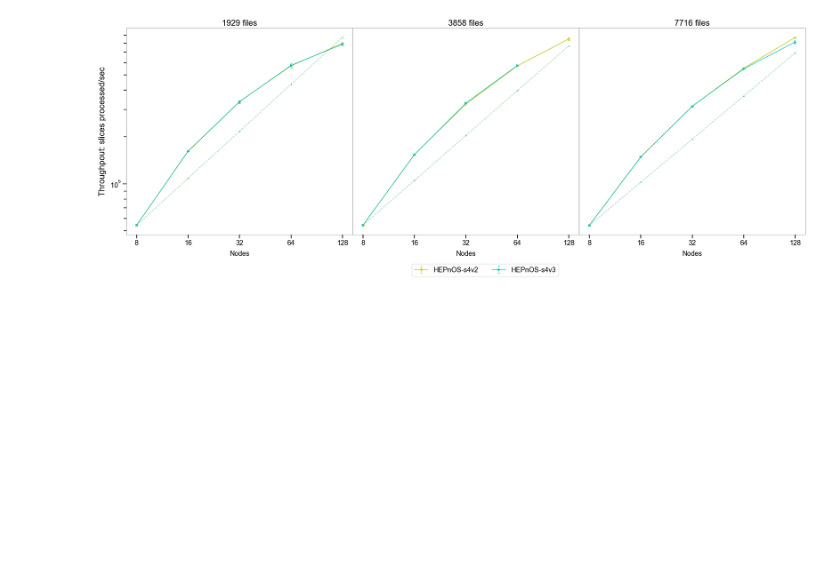
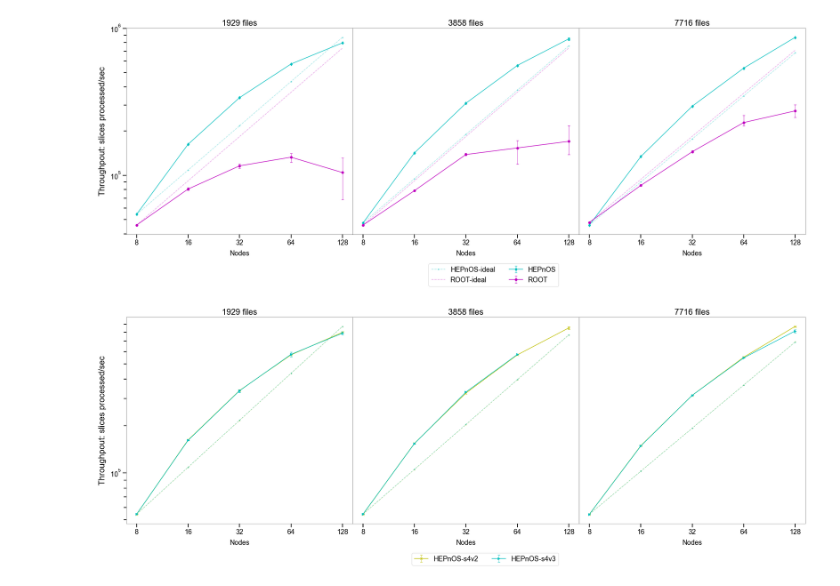
Before and after one commit to HEPonHPC/hepnos_eventselection, a Jupyter notebook: scaling/slice_throughput.ipynb, the cells around one changed output. Saved outputs shown, nothing was run; the diff lists cells and outputs as text; code cells hidden in the pictures; blank space fills up the shorter version.

Commit message:
plots for paper

```diff
--- a/scaling/slice_throughput.ipynb
+++ b/scaling/slice_throughput.ipynb
@@ -119,3 +117,59 @@ plt.savefig("slice_throughput.png", dpi=250, bbox_inches="tight")
+# %%
+nodes = np.array([8,16,32,64,128])
+
+mpl.rcParams['font.family'] = 'Arial'
+plt.rcParams['font.size'] = 18
+plt.rcParams['axes.linewidth'] = 0.5
+mpl.rcParams['lines.markersize'] = 6
+
+f,ax = plt.subplots(1,3)
+f.set_size_inches(32,10)
+f.subplots_adjust(wspace=0)
+
+_elinewidth = 0.75
+_capsize = 3
+
+ax[0].set_title('1929 files')
+ax[0].errorbar(np.arange(5), hepnos_s4v2_1929_slices_per_sec_mean, yerr=hepnos_s4v2_1929_slices_per_sec_errs, fmt='c-d', ecolor='c', elinewidth=_elinewidth, capsize=_capsize, label='HEPnOS')
+ax[0].plot(np.arange(5), (hepnos_s4v2_1929_slices_per_sec_mean[0])*(nodes/nodes[0]), 'c--.', alpha=0.35, label='HEPnOS-ideal')
+ax[0].errorbar(np.arange(5), root_1929_slices_per_sec_mean, yerr=root_1929_slices_per_sec_errs, fmt='m-o', ecolor='m', elinewidth=_elinewidth, capsize=_capsize, label='ROOT')
+ax[0].plot(np.arange(5), (root_1929_slices_per_sec_mean[0])*(nodes/nodes[0]), 'm--', alpha=0.35, label='ROOT-ideal')
+
+ax[1].set_title('3858 files')
+ax[1].errorbar(np.arange(5), hepnos_s4v2_3858_slices_per_sec_mean, yerr=hepnos_s4v2_3858_slices_per_sec_errs, fmt='c-d', ecolor='c', elinewidth=_elinewidth, capsize=_capsize, label='HEPnOS')
+ax[1].plot(np.arange(5), (hepnos_s4v2_3858_slices_per_sec_mean[0])*(nodes/nodes[0]), 'c--.', alpha=0.35, label='HEPnOS-ideal')
+ax[1].errorbar(np.arange(5), root_3858_slices_per_sec_mean, yerr=root_3858_slices_per_sec_errs, fmt='m-o', ecolor='m', elinewidth=_elinewidth, capsize=_capsize, label='ROOT')
+ax[1].plot(np.arange(5), (root_3858_slices_per_sec_mean[0])*(nodes/nodes[0]), 'm--', alpha=0.35, label='ROOT-ideal')
+
+ax[2].set_title('7716 files')
+ax[2].errorbar(np.arange(5), hepnos_s4v2_7716_slices_per_sec_mean, yerr=hepnos_s4v2_7716_slices_per_sec_errs, fmt='c-d', ecolor='c', elinewidth=_elinewidth, capsize=_capsize, label='HEPnOS')
+ax[2].plot(np.arange(5), (hepnos_s4v2_7716_slices_per_sec_mean[0])*(nodes/nodes[0]), 'c--.', alpha=0.35, label='HEPnOS-ideal')
+ax[2].errorbar(np.arange(5), root_7716_slices_per_sec_mean, yerr=root_7716_slices_per_sec_errs, fmt='m-o', ecolor='m', elinewidth=_elinewidth, capsize=_capsize, label='ROOT')
+ax[2].plot(np.arange(5), (root_7716_slices_per_sec_mean[0])*(nodes/nodes[0]), 'm--', alpha=0.35, label='ROOT-ideal')
+
+# Common legend for all plots!
+lgd = ax[1].legend(bbox_to_anchor=(0.925, -0.125), ncol=2)
+
+for _ax in ax:
+    _ax.set_xticks(np.arange(5))
+    _ax.set_xticklabels(nodes)
+    _ax.set_xlabel('Nodes', labelpad=10)
+    _ax.set_yscale('log', base=10)
+    #_ax.set_ylim(10**4,10**7)
+    _ax.xaxis.set_tick_params(which='major', size=10, width=2)
+    _ax.xaxis.set_tick_params(which='minor', size=7, width=2)
+    _ax.yaxis.set_tick_params(which='major', size=10, width=2)
+    _ax.yaxis.set_tick_params(which='minor', size=7, width=2)
+    if _ax==ax[0]:
+        _ax.set_ylabel('Throughpout: slices processed/sec', labelpad=10, size=22)
+    else:
+        _ax.yaxis.set_ticklabels([])
+        _ax.yaxis.set_ticks([])
+        _ax.yaxis.set_ticks([], minor=True)
+
+plt.savefig("slice_throughput.png", dpi=250, bbox_inches="tight")
+# %% [output]
+[figure, added]
 # %%
 nodes = np.array([8,16,32,64,128])
 
```
Also changed, not shown: parts of 1 cell of this notebook, 1 other file.
